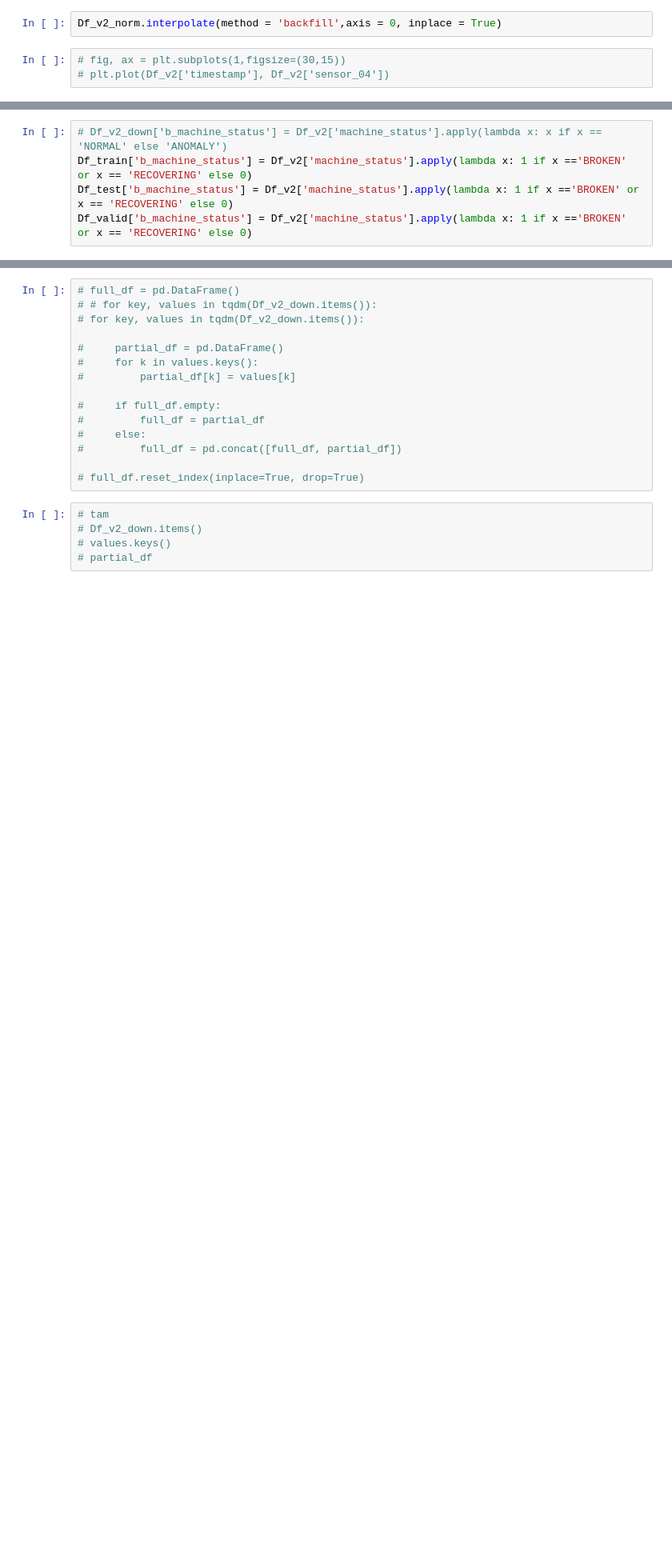
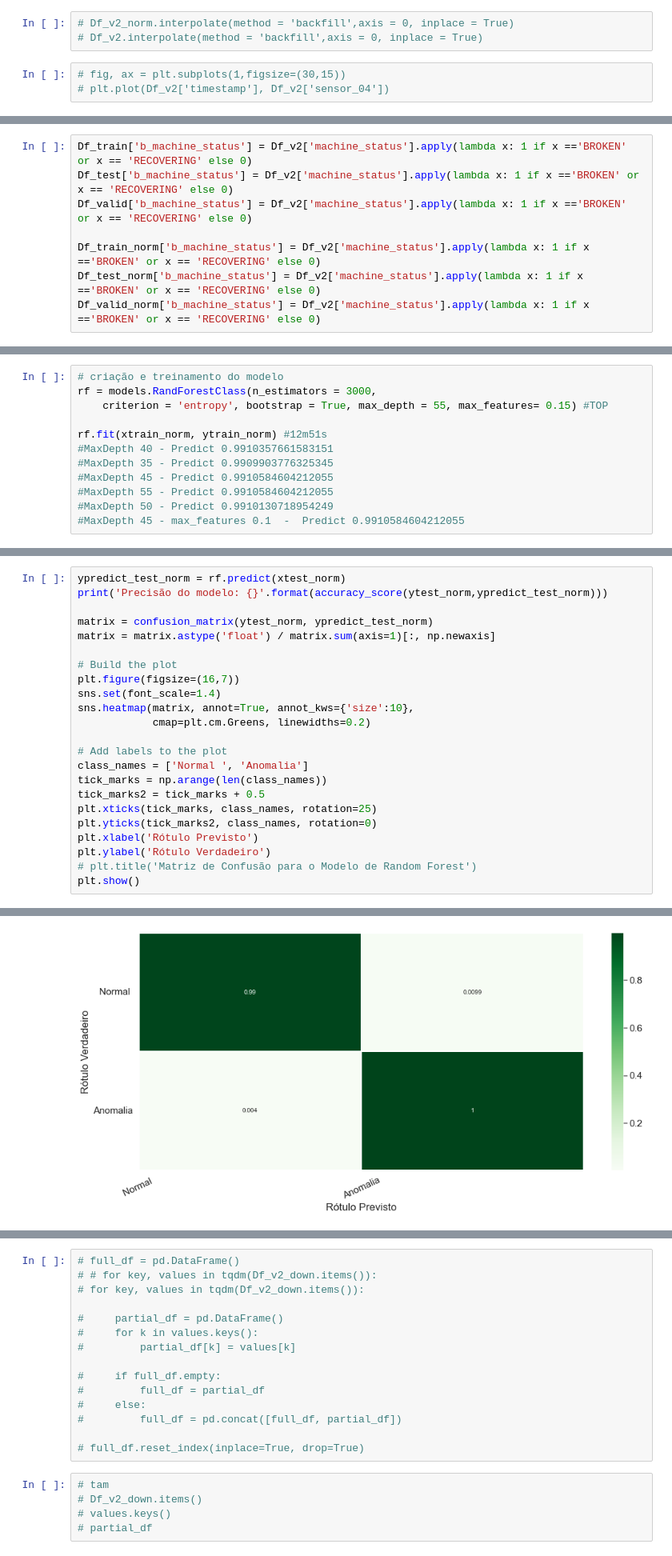
Before and after one commit to JordanAmorim/Predictive_Maintenance_in_Transfer_Pump_with_ML, a Jupyter notebook: ExtractionData.ipynb, the cells around one changed output, grey strips where cells are left out. Shown at 80% size. Saved outputs shown, nothing was run; the diff lists cells and outputs as text; blank space fills up the shorter version.

```diff
--- a/ExtractionData.ipynb
+++ b/ExtractionData.ipynb
@@ -264,7 +308,8 @@ null_list = Df_v2_norm.isnull().sum()
 # %% [output]
 Series([], dtype: float64)
 # %%
-Df_v2_norm.interpolate(method = 'backfill',axis = 0, inplace = True)
+# Df_v2_norm.interpolate(method = 'backfill',axis = 0, inplace = True)
+# Df_v2.interpolate(method = 'backfill',axis = 0, inplace = True)
 # %%
 # fig, ax = plt.subplots(1,figsize=(30,15))
 # plt.plot(Df_v2['timestamp'], Df_v2['sensor_04'])
@@ -370,6 +431,9 @@ ax[1].axhline(y = Df_train['sensor_04'].median(), color = 'r', linestyle = '--')
 # %%
-# Df_v2_down['b_machine_status'] = Df_v2['machine_status'].apply(lambda x: x if x == 'NORMAL' else 'ANOMALY')
 Df_train['b_machine_status'] = Df_v2['machine_status'].apply(lambda x: 1 if x =='BROKEN' or x == 'RECOVERING' else 0)
 Df_test['b_machine_status'] = Df_v2['machine_status'].apply(lambda x: 1 if x =='BROKEN' or x == 'RECOVERING' else 0)
 Df_valid['b_machine_status'] = Df_v2['machine_status'].apply(lambda x: 1 if x =='BROKEN' or x == 'RECOVERING' else 0)
+
+Df_train_norm['b_machine_status'] = Df_v2['machine_status'].apply(lambda x: 1 if x =='BROKEN' or x == 'RECOVERING' else 0)
+Df_test_norm['b_machine_status'] = Df_v2['machine_status'].apply(lambda x: 1 if x =='BROKEN' or x == 'RECOVERING' else 0)
+Df_valid_norm['b_machine_status'] = Df_v2['machine_status'].apply(lambda x: 1 if x =='BROKEN' or x == 'RECOVERING' else 0)
 # %%
@@ -447,0 +576,12 @@ weighted avg       1.00      1.00      1.00     66096
+# %%
+# criação e treinamento do modelo
+rf = models.RandForestClass(n_estimators = 3000,
+    criterion = 'entropy', bootstrap = True, max_depth = 55, max_features= 0.15) #TOP
+
+rf.fit(xtrain_norm, ytrain_norm) #12m51s
+#MaxDepth 40 - Predict 0.9910357661583151
+#MaxDepth 35 - Predict 0.9909903776325345
+#MaxDepth 45 - Predict 0.9910584604212055
+#MaxDepth 55 - Predict 0.9910584604212055
+#MaxDepth 50 - Predict 0.9910130718954249
+#MaxDepth 45 - max_features 0.1  -  Predict 0.9910584604212055
@@ -447,0 +635,24 @@ weighted avg       1.00      1.00      1.00     66096
+# %%
+ypredict_test_norm = rf.predict(xtest_norm)
+print('Precisão do modelo: {}'.format(accuracy_score(ytest_norm,ypredict_test_norm)))
+
+matrix = confusion_matrix(ytest_norm, ypredict_test_norm)
+matrix = matrix.astype('float') / matrix.sum(axis=1)[:, np.newaxis]
+
+# Build the plot
+plt.figure(figsize=(16,7))
+sns.set(font_scale=1.4)
+sns.heatmap(matrix, annot=True, annot_kws={'size':10},
+            cmap=plt.cm.Greens, linewidths=0.2)
+
+# Add labels to the plot
+class_names = ['Normal ', 'Anomalia']
+tick_marks = np.arange(len(class_names))
+tick_marks2 = tick_marks + 0.5
+plt.xticks(tick_marks, class_names, rotation=25)
+plt.yticks(tick_marks2, class_names, rotation=0)
+plt.xlabel('Rótulo Previsto')
+plt.ylabel('Rótulo Verdadeiro')
+# plt.title('Matriz de Confusão para o Modelo de Random Forest')
+plt.show()
+# %% [output]
@@ -447,0 +660 @@ weighted avg       1.00      1.00      1.00     66096
+[figure, added]
```
Also changed, not shown: parts of 48 cells of this notebook.
